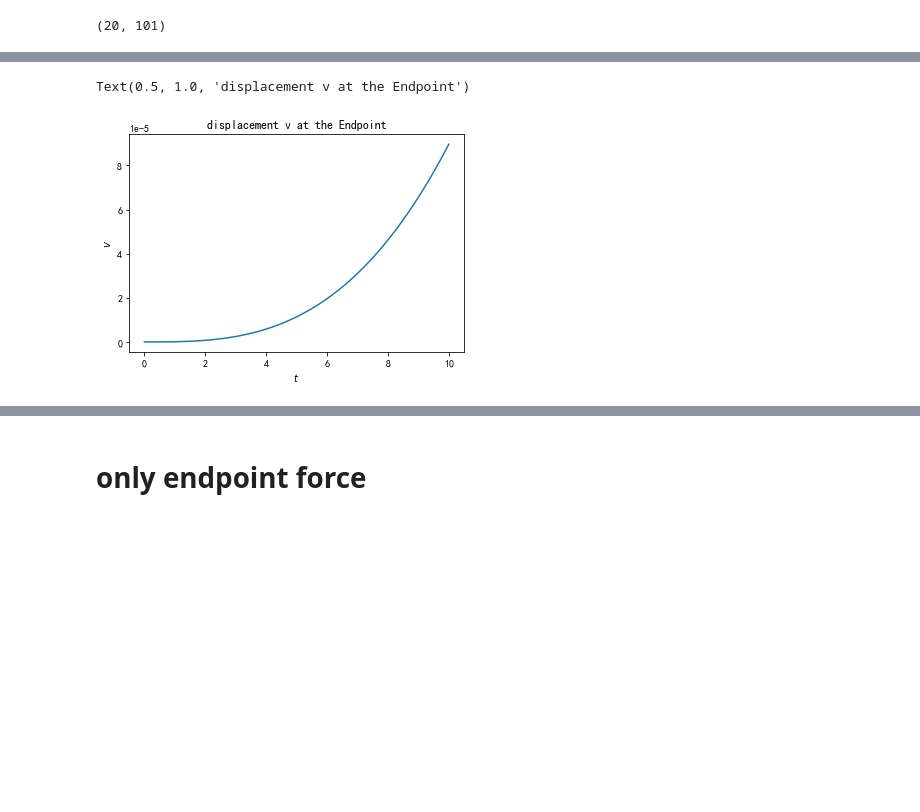
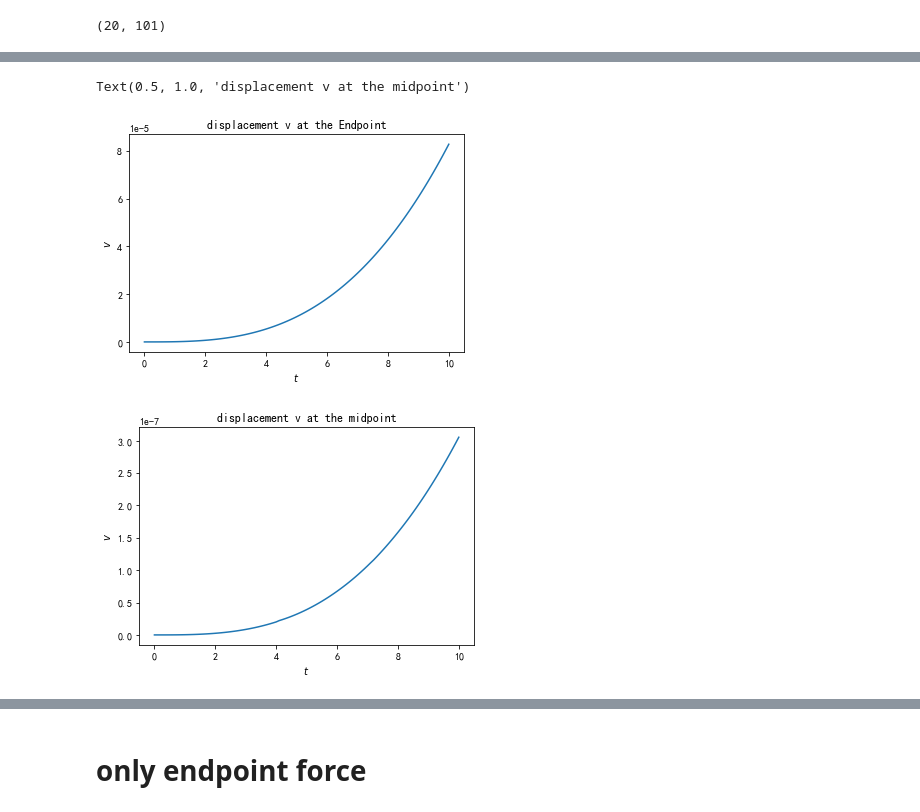
Before and after one commit to WindyLuf/Beam-Project, a Jupyter notebook: prapare.ipynb, the cells around one changed output, grey strips where cells are left out. Drawn from its saved outputs; the diff is of its cells as text; code cells hidden in the pictures; blank space fills up the shorter version.

```diff
--- a/prapare.ipynb
+++ b/prapare.ipynb
@@ -153,7 +149,7 @@ Text(0.5, 1.0, 'Analytical solution in vibration mechanics ')
 result = np.zeros( ( 101 , len(omega) ) )
 
 def diff(y,t):                                      # define ODE
-    F_i = fai[: ,i].T  @ F_end *1*np.sin(1.1*4.63703093*(10**-5)*t)
+    F_i = fai[: ,i].T  @ F_end *0.1/10*i*np.sin(1.1*4.63703093*(10**-5)*t)
     yt, theta = y
     return theta , (F_i-K_i*yt-C_i*theta) / M_i
 
@@ -162,7 +158,7 @@ for i in range( len(omega) ):           # Calculate the ODE corresponding to eac
     M_i = (fai[:,i].T) @ M @ fai[:,i]
     K_i = (fai[:,i].T) @ K @ fai[:,i]
     C_i = (fai[:,i].T) @ C @ fai[:,i]
-    # F_i = fai[: ,i].T  @ F_end*100*np.sin(500*t+100)
+    # F_i = fai[: ,i].T  @ F_end *1
 
     y0 = [0,0]                          # initial conditions
     sol = odeint(diff, y0, t)           # Call the odeint function to solve
@@ -195,9 +202,16 @@ Text(0.5, 0.92, 'displacement of x')
 # %%
 plt.plot( t,x_result[18,:])
 plt.xlabel('$t$')
 plt.ylabel('$v$')
 plt.title('displacement v at the Endpoint')
+
+plt.figure()
+plt.plot( t,x_result[8,:])
+plt.xlabel('$t$')
+plt.ylabel('$v$')
+plt.title('displacement v at the midpoint')
 # %% [output]
-Text(0.5, 1.0, 'displacement v at the Endpoint')
+Text(0.5, 1.0, 'displacement v at the midpoint')
-[figure, old version]
+[figure, new version]
+[figure, added]
 # %%
```
Also changed, not shown: parts of 14 cells of this notebook.
